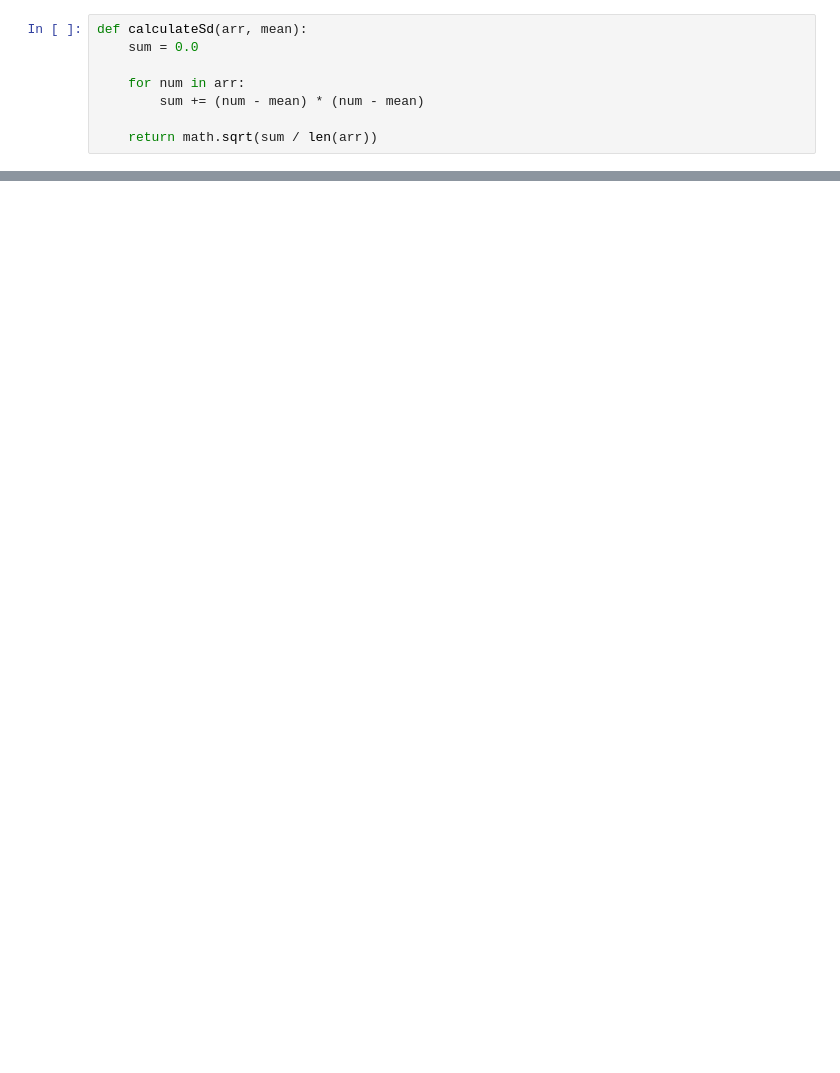
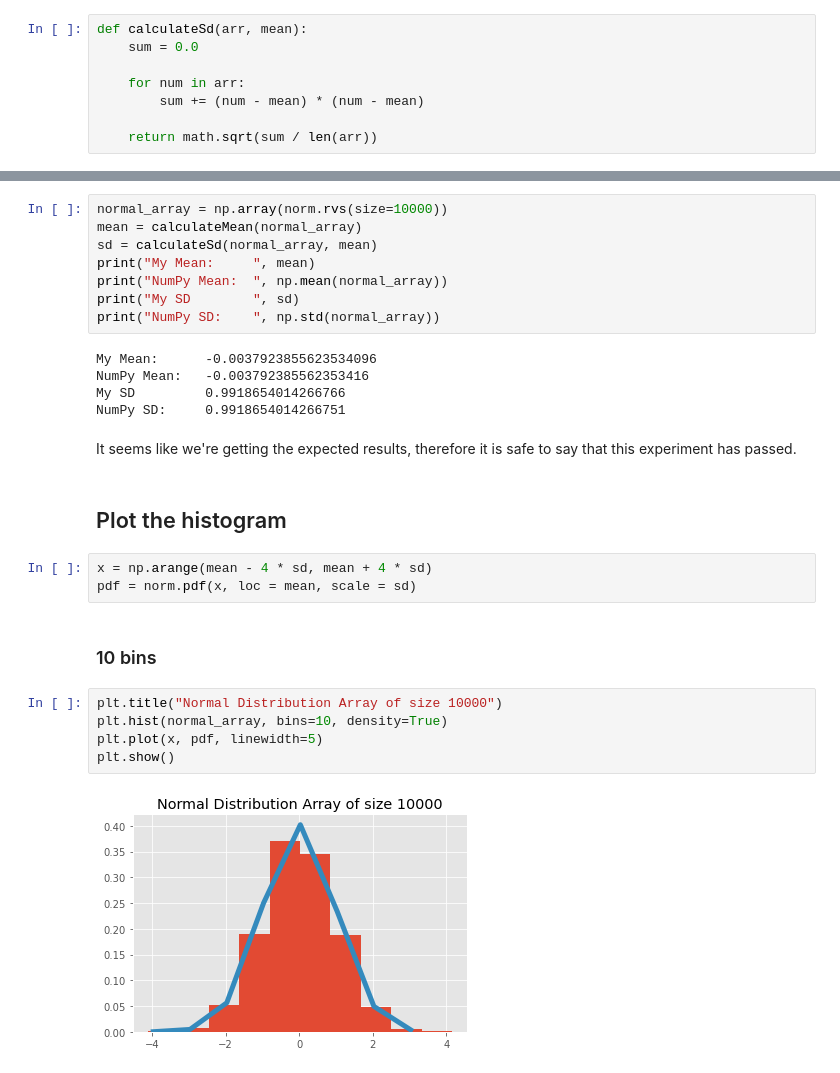
Before and after one commit to UtahMSD/anirudhLath, a Jupyter notebook: CS6017/dsProject/assignment01/HW1.ipynb, the cells around one changed output, grey strips where cells are left out. Drawn from its saved outputs; the diff is of its cells as text; blank space fills up the shorter version.

```diff
--- a/CS6017/dsProject/assignment01/HW1.ipynb
+++ b/CS6017/dsProject/assignment01/HW1.ipynb
@@ -37,0 +65,29 @@ NumPy SD:     0.28846748476670164
+# %%
+normal_array = np.array(norm.rvs(size=10000))
+mean = calculateMean(normal_array)
+sd = calculateSd(normal_array, mean)
+print("My Mean:     ", mean)
+print("NumPy Mean:  ", np.mean(normal_array))
+print("My SD        ", sd)
+print("NumPy SD:    ", np.std(normal_array))
+# %% [output]
+My Mean:      -0.0037923855623534096
+NumPy Mean:   -0.003792385562353416
+My SD         0.9918654014266766
+NumPy SD:     0.9918654014266751
+# %% [markdown]
+It seems like we're getting the expected results, therefore it is safe to say that this experiment has passed.
+# %% [markdown]
+## Plot the histogram
+# %%
+x = np.arange(mean - 4 * sd, mean + 4 * sd)
+pdf = norm.pdf(x, loc = mean, scale = sd)
+# %% [markdown]
+### 10 bins
+# %%
+plt.title("Normal Distribution Array of size 10000")
+plt.hist(normal_array, bins=10, density=True)
+plt.plot(x, pdf, linewidth=5)
+plt.show()
+# %% [output]
+[figure, added]
```
Also changed, not shown: parts of 43 cells of this notebook, 1 other file.
